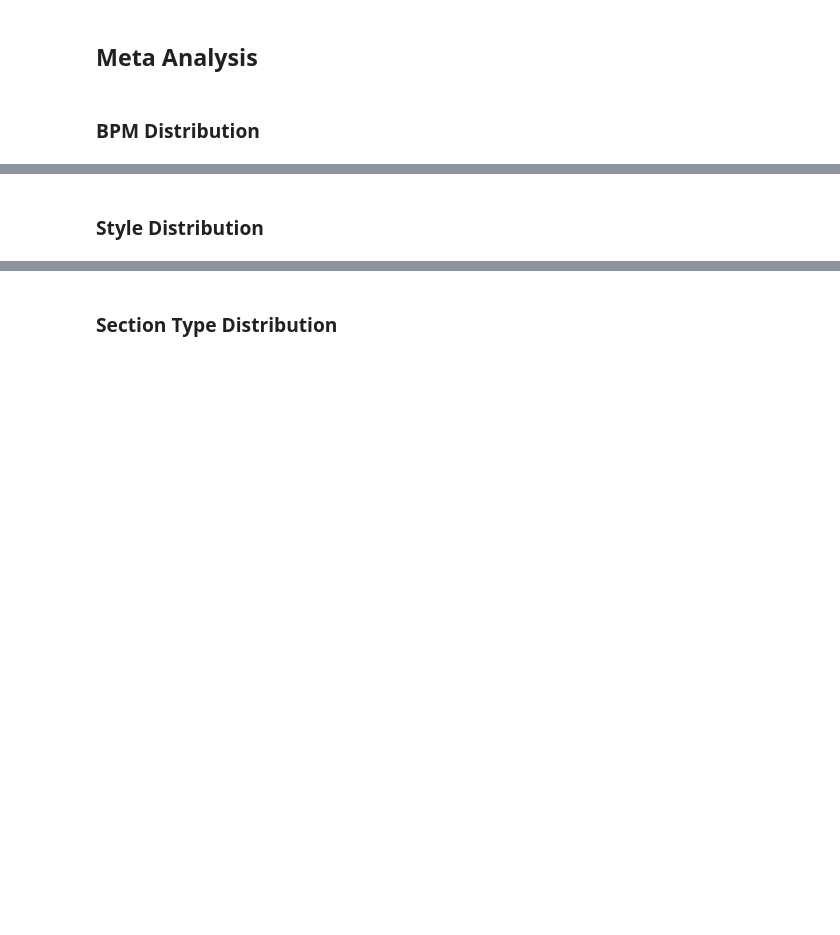
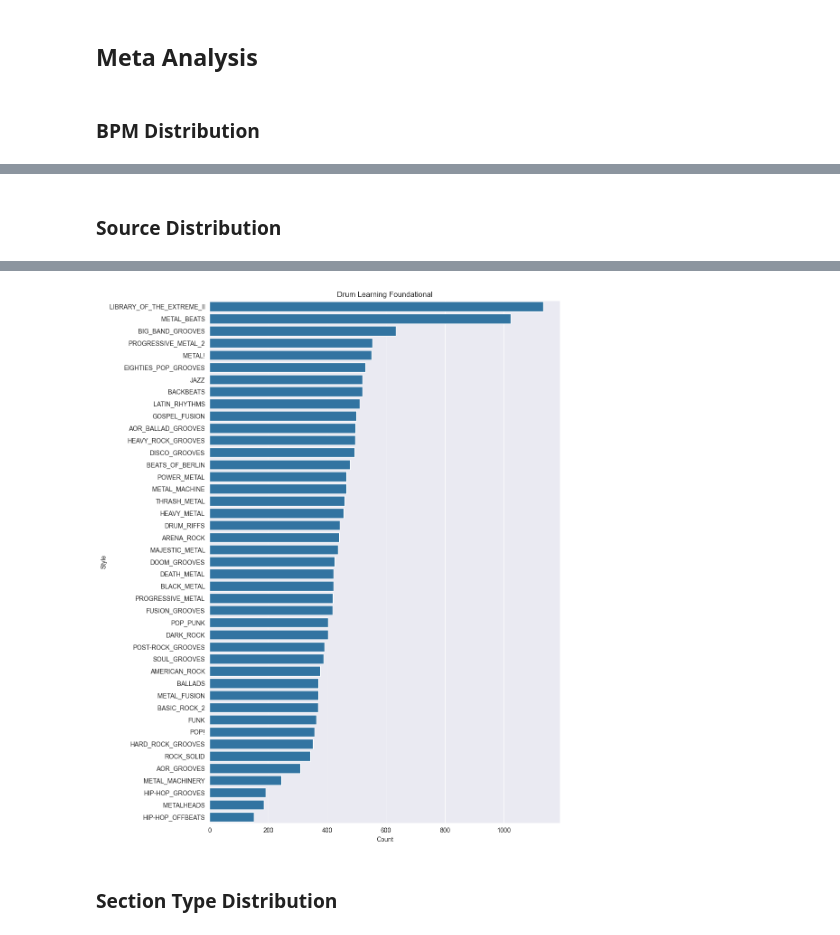
Before and after one commit to FlowkoHinti/GroovePal, a Jupyter notebook: EDA/MidiAnalysis.ipynb, the cells around one changed output, grey strips where cells are left out. Drawn from its saved outputs; the diff is of its cells as text; code cells hidden in the pictures; blank space fills up the shorter version.

```diff
--- a/EDA/MidiAnalysis.ipynb
+++ b/EDA/MidiAnalysis.ipynb
@@ -113,10 +111,10 @@ plt.show()
 # %% [markdown]
-### Style Distribution
+### Source Distribution
 # %%
-# Plot the distribution of styles in foundational dataset
+# Plot the distribution of source in foundational dataset
 
 fig, ax = plt.subplots(1, 1, figsize=(10, 15))
-sns.countplot(data=meta_f, y='style', order=meta_f['style'].value_counts().index, ax=ax)
+sns.countplot(data=meta_f, y='source', order=meta_f['source'].value_counts().index, ax=ax)
 ax.set_title('Drum Learning Foundational')
 ax.set_ylabel('Style')
 ax.set_xlabel('Count')
@@ -128,3 +124,4 @@ plt.show()
+[figure, added]
 # %% [markdown]
 ### Section Type Distribution
 # %%
```
Also changed, not shown: parts of 10 cells of this notebook, 14 other files.
